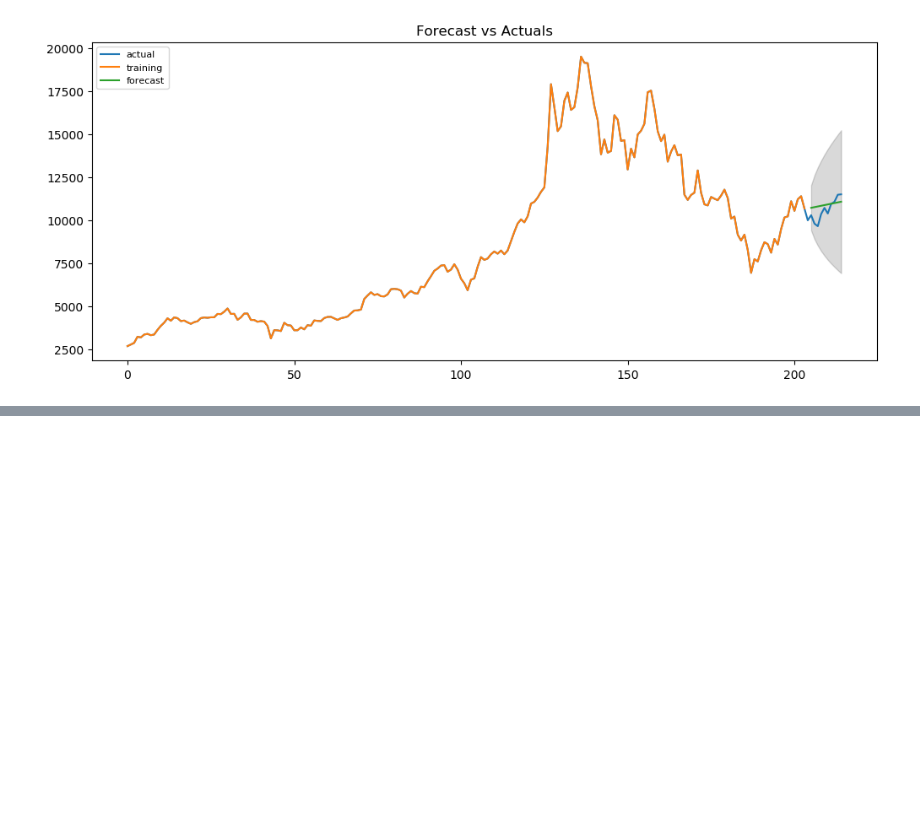
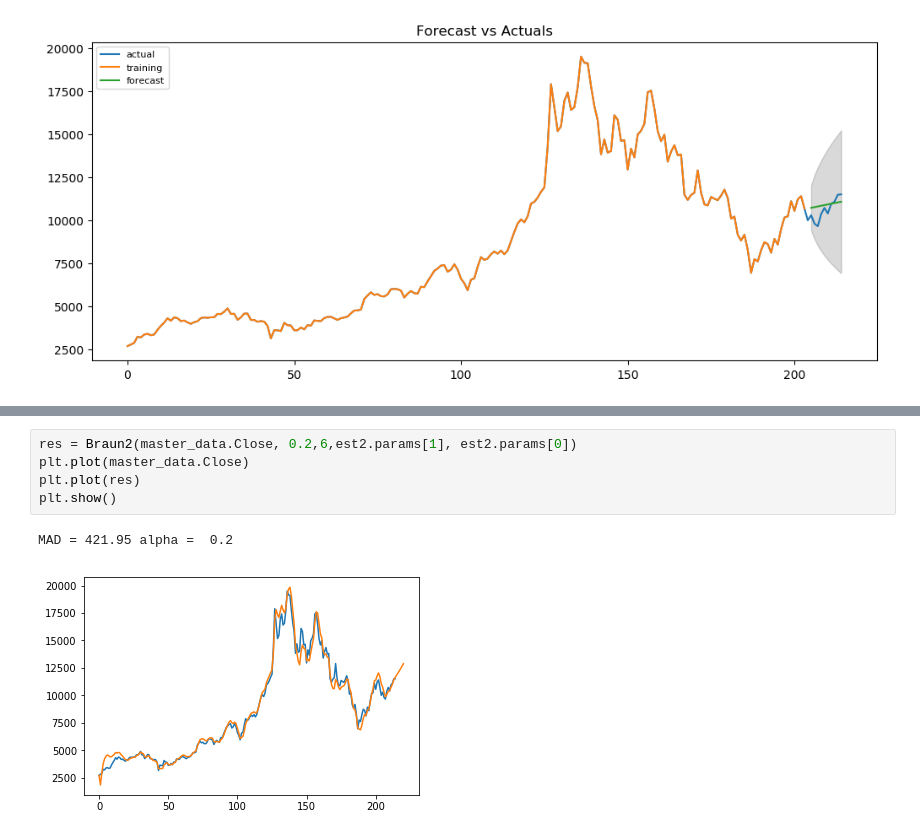
Before and after one commit to ryazadd/Forecasting, a Jupyter notebook: Practicum2.ipynb, the cells around one changed output, grey strips where cells are left out. Saved outputs shown, nothing was run; the diff lists cells and outputs as text; blank space fills up the shorter version.

```diff
--- a/Practicum2.ipynb
+++ b/Practicum2.ipynb
@@ -510,0 +696,8 @@ plt.show()
+# %%
+res = Braun2(master_data.Close, 0.2,6,est2.params[1], est2.params[0])
+plt.plot(master_data.Close)
+plt.plot(res)
+plt.show()
+# %% [output]
+MAD = 421.95 alpha =  0.2
+[figure, added]
```
Also changed, not shown: parts of 11 cells of this notebook.
